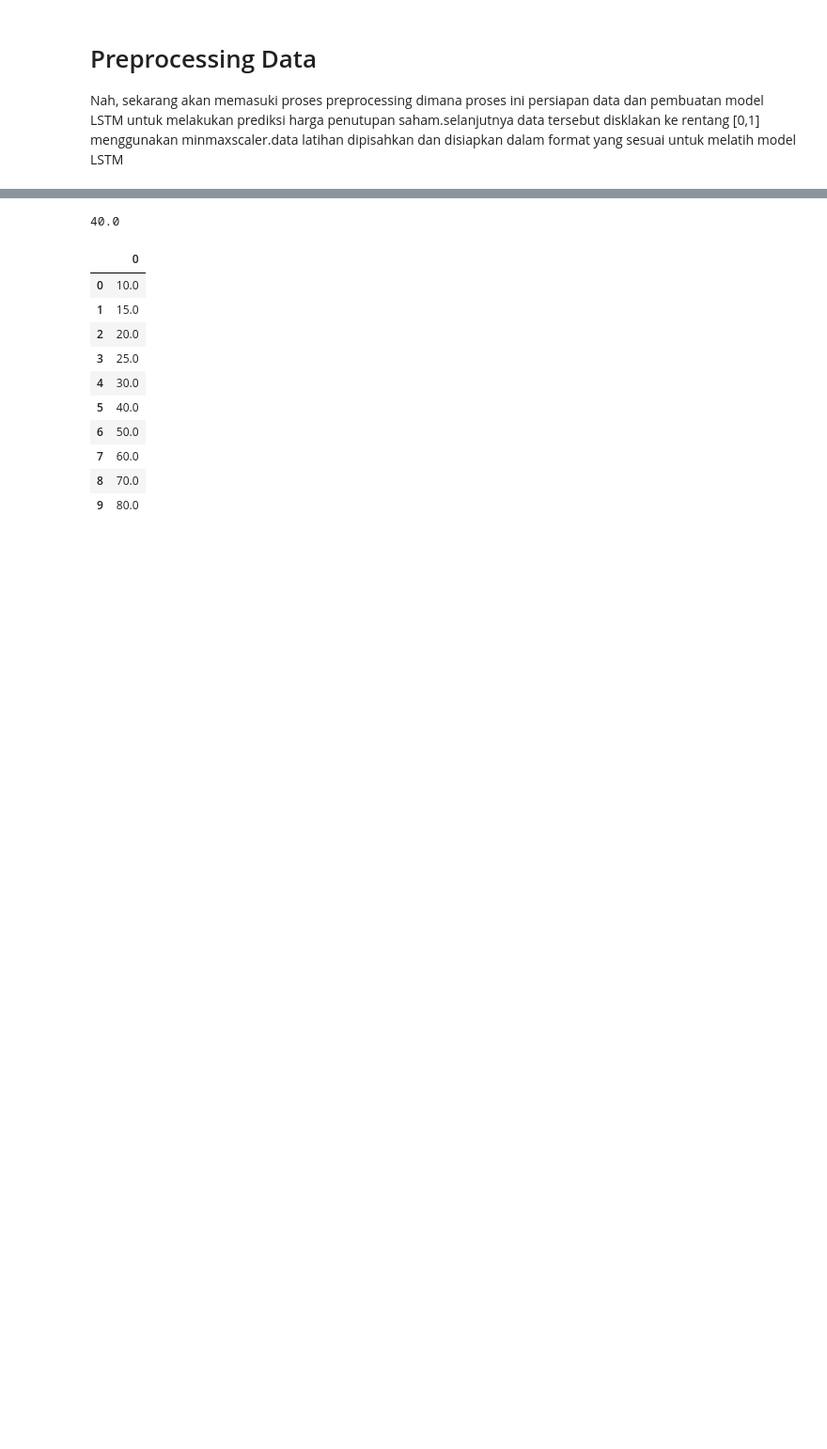
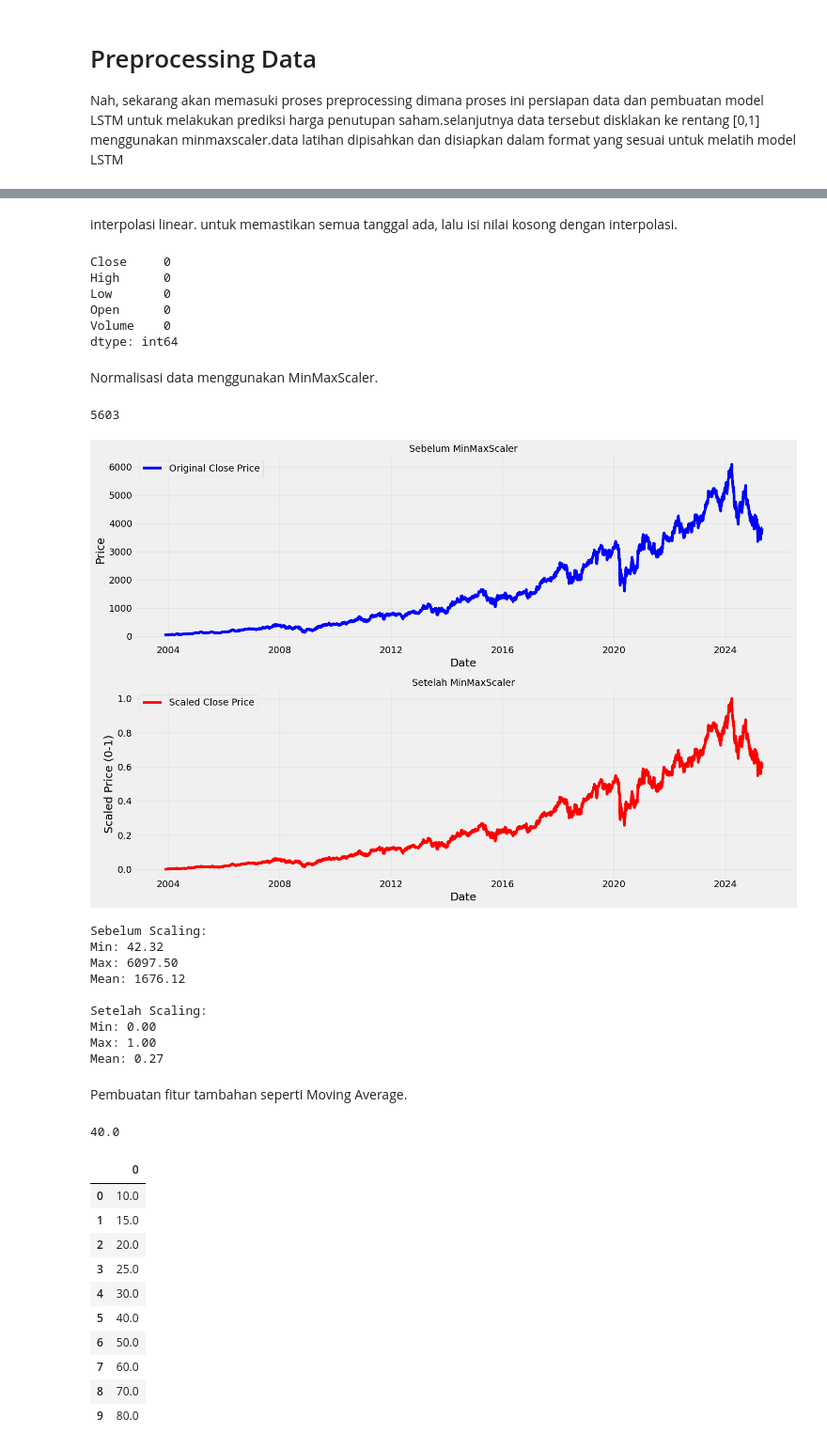
Before and after one commit to RichardoTeddy/BBRI, a Jupyter notebook: Skenario Pengujian/BBRI Price Prediction 1.ipynb, the cells around one changed output, grey strips where cells are left out. Shown at 94% size. Saved outputs shown, nothing was run; the diff lists cells and outputs as text; code cells hidden in the pictures; blank space fills up the shorter version.

```diff
--- a/Skenario Pengujian/BBRI Price Prediction 1.ipynb
+++ b/Skenario Pengujian/BBRI Price Prediction 1.ipynb
@@ -250,3 +231,79 @@ plt.show()
+# %% [markdown]
+interpolasi linear.
+untuk memastikan semua tanggal ada, lalu isi nilai kosong dengan interpolasi.
+# %%
+# Pastikan semua tanggal ada dalam rentang waktu
+stock_data = stock_data.asfreq('B')  # Mengisi hanya hari kerja (Business Days)
+
+# Isi nilai kosong dengan interpolasi linear
+stock_data.interpolate(method='linear', inplace=True)
+
+# Pastikan tidak ada nilai kosong setelah interpolasi
+print(stock_data.isnull().sum())
+# %% [output]
+Close     0
+High      0
+Low       0
+Open      0
+Volume    0
+dtype: int64
+# %% [markdown]
+Normalisasi data menggunakan MinMaxScaler.
+# %%
+# LSTM-> Long short term memory
+# Skalakan data
+scaler = MinMaxScaler(feature_range=(0, 1))
+scaled_data = scaler.fit_transform(stock_data[['Close']].dropna())
+# %%
+len(scaled_data)
+# %% [output]
+5603
+# %%
+# Plot original vs scaled data
+fig, (ax1, ax2) = plt.subplots(2, 1, figsize=(15, 10))
+
+# Sebelum scaling
+ax1.plot(stock_data.index, stock_data['Close'], label='Original Close Price', color='blue')
+ax1.set_title('Sebelum MinMaxScaler', fontsize=14)
+ax1.set_xlabel('Date')
+ax1.set_ylabel('Price')
+ax1.grid(True, alpha=0.3)
+ax1.legend()
+
+# Sesudah scaling
+ax2.plot(stock_data.index, scaled_data, label='Scaled Close Price', color='red')
+ax2.set_title('Setelah MinMaxScaler', fontsize=14)
+ax2.set_xlabel('Date')
+ax2.set_ylabel('Scaled Price (0-1)')
+ax2.grid(True, alpha=0.3)
+ax2.legend()
+
+plt.tight_layout()
+plt.show()
+
+# Print
+print("Sebelum Scaling:")
+print(f"Min: {stock_data['Close'].min():.2f}")
+print(f"Max: {stock_data['Close'].max():.2f}")
+print(f"Mean: {stock_data['Close'].mean():.2f}")
+
+print("\nSetelah Scaling:")
+print(f"Min: {scaled_data.min():.2f}")
+print(f"Max: {scaled_data.max():.2f}")
+print(f"Mean: {scaled_data.mean():.2f}")
+# %% [output]
+[figure, added]
+Sebelum Scaling:
+Min: 42.32
+Max: 6097.50
+Mean: 1676.12
+
+Setelah Scaling:
+Min: 0.00
+Max: 1.00
+Mean: 0.27
+# %% [markdown]
+Pembuatan fitur tambahan seperti Moving Average.
 # %%
 # Moving Average
 temp_data = [10, 20, 30, 40, 50, 60, 70, 80, 90, 100]
```
Also changed, not shown: parts of 102 cells of this notebook, 50 other files.
